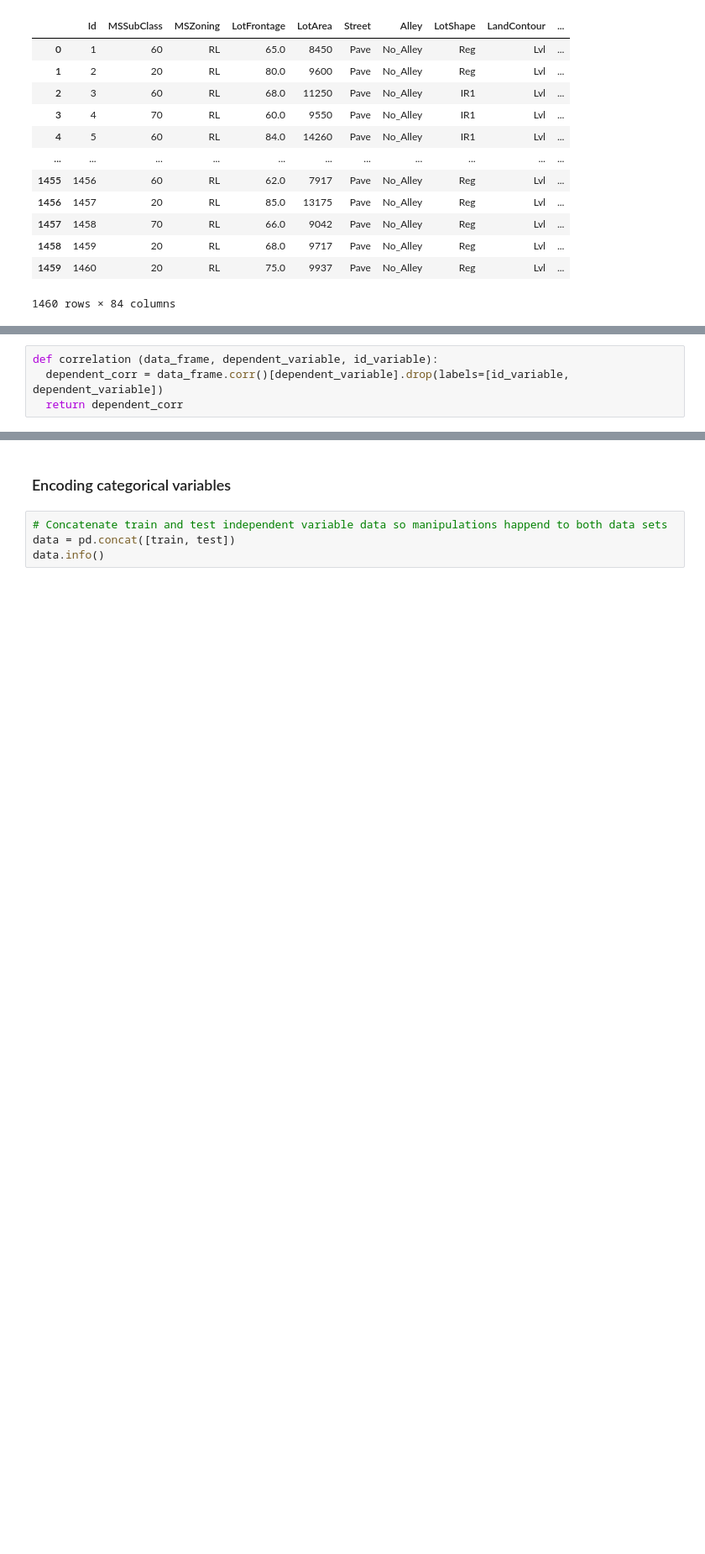
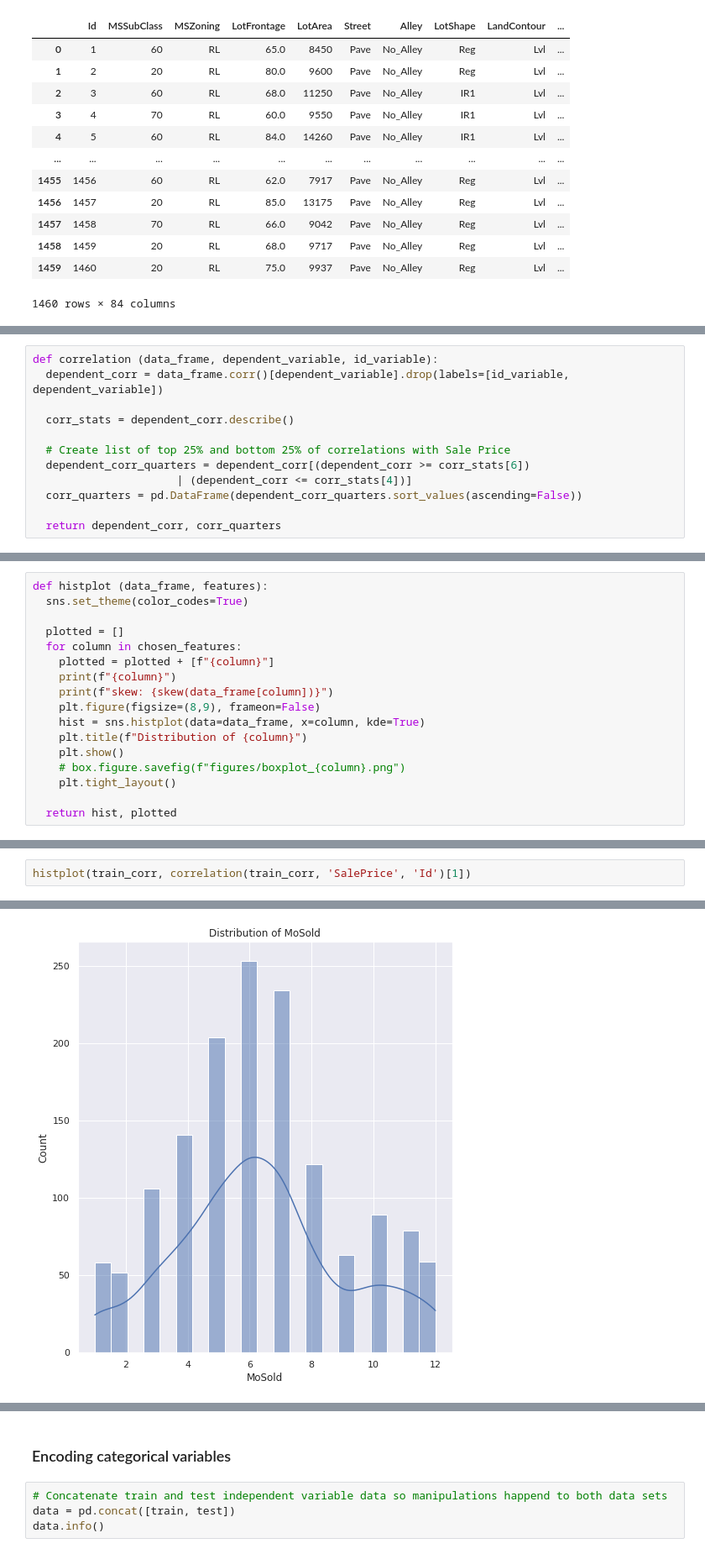
Before and after one commit to oimartin/Predicting_House_Prices, a Jupyter notebook: predicting_home_prices.ipynb, the cells around one changed output, grey strips where cells are left out. Shown at 84% size. Cells and saved outputs as stored; diff of their text form; blank space fills up the shorter version.

```diff
--- a/predicting_home_prices.ipynb
+++ b/predicting_home_prices.ipynb
@@ -561,2 +577,14 @@ def mask_corr_graph (data_frame, columnsof_interest):
 
   return ax
+# %%
+def correlation (data_frame, dependent_variable, id_variable):
+  dependent_corr = data_frame.corr()[dependent_variable].drop(labels=[id_variable, dependent_variable])
+
+  corr_stats = dependent_corr.describe()
+
+  # Create list of top 25% and bottom 25% of correlations with Sale Price
+  dependent_corr_quarters = dependent_corr[(dependent_corr >= corr_stats[6])
+                      | (dependent_corr <= corr_stats[4])]
+  corr_quarters = pd.DataFrame(dependent_corr_quarters.sort_values(ascending=False))
+
+  return dependent_corr, corr_quarters
@@ -562,0 +602,17 @@ def mask_corr_graph (data_frame, columnsof_interest):
+# %%
+def histplot (data_frame, features):
+  sns.set_theme(color_codes=True)
+
+  plotted = []
+  for column in chosen_features:
+    plotted = plotted + [f"{column}"]
+    print(f"{column}")
+    print(f"skew: {skew(data_frame[column])}")
+    plt.figure(figsize=(8,9), frameon=False)
+    hist = sns.histplot(data=data_frame, x=column, kde=True)
+    plt.title(f"Distribution of {column}")
+    plt.show()
+    # box.figure.savefig(f"figures/boxplot_{column}.png")
+    plt.tight_layout()
+
+  return hist, plotted
@@ -573,4 +628,0 @@ mask_corr_graph(train_corr, chosen_features)
-# %%
-def correlation (data_frame, dependent_variable, id_variable):
-  dependent_corr = data_frame.corr()[dependent_variable].drop(labels=[id_variable, dependent_variable])
-  return dependent_corr
@@ -669,0 +658,3 @@ mask_corr_graph(train_corr, chosen_features + ['SalePrice'])
+# %%
+histplot(train_corr, correlation(train_corr, 'SalePrice', 'Id')[1])
+# %% [output]
@@ -669,0 +663 @@ mask_corr_graph(train_corr, chosen_features + ['SalePrice'])
+[figure, added]
```
Also changed, not shown: parts of 42 cells of this notebook.
